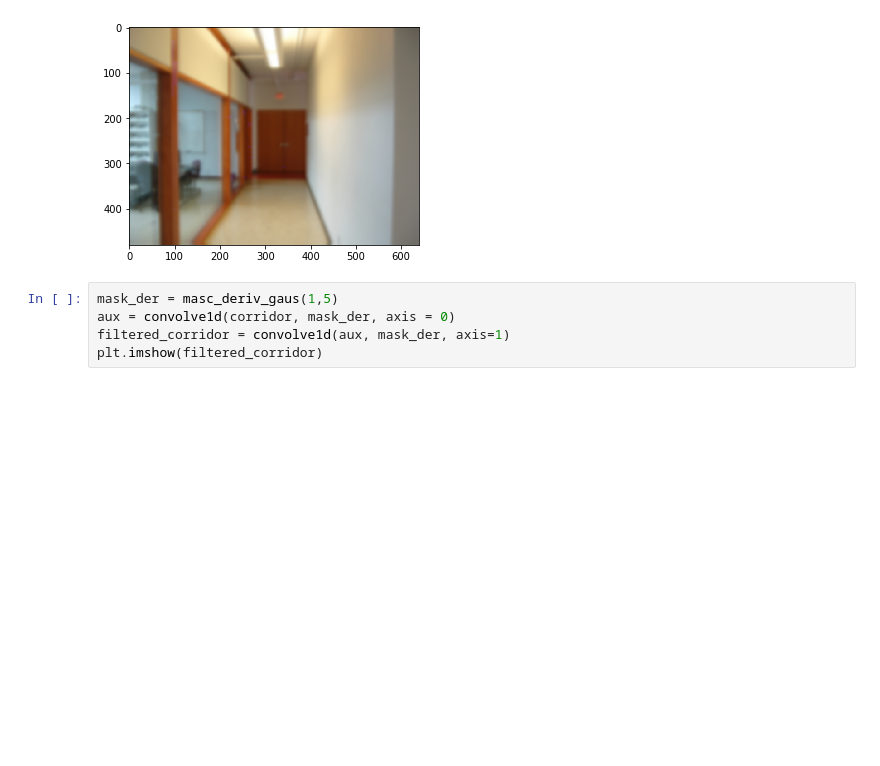
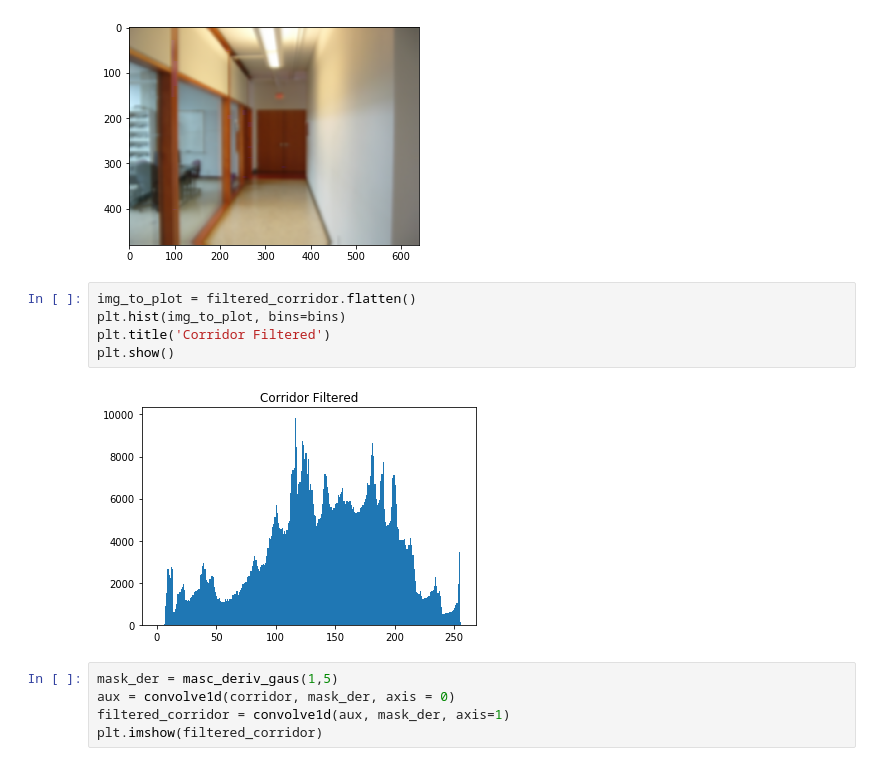
Before and after one commit to ignaciocasso/cv, a Jupyter notebook: pr1/PracticaPI2018-Diego.ipynb, the cells around one changed output. Saved outputs shown, nothing was run; the diff lists cells and outputs as text; blank space fills up the shorter version.

```diff
--- a/pr1/PracticaPI2018-Diego.ipynb
+++ b/pr1/PracticaPI2018-Diego.ipynb
@@ -318,6 +325,13 @@ plt.imshow(filtered_corridor)
 # %% [output]
 <matplotlib.image.AxesImage at 0x...>
 [figure]
+# %%
+img_to_plot = filtered_corridor.flatten()
+plt.hist(img_to_plot, bins=bins)
+plt.title('Corridor Filtered')
+plt.show()
+# %% [output]
+[figure, added]
 # %%
 mask_der = masc_deriv_gaus(1,5)
 aux = convolve1d(corridor, mask_der, axis = 0)
```
Also changed, not shown: parts of 28 cells of this notebook, 2 other files.
